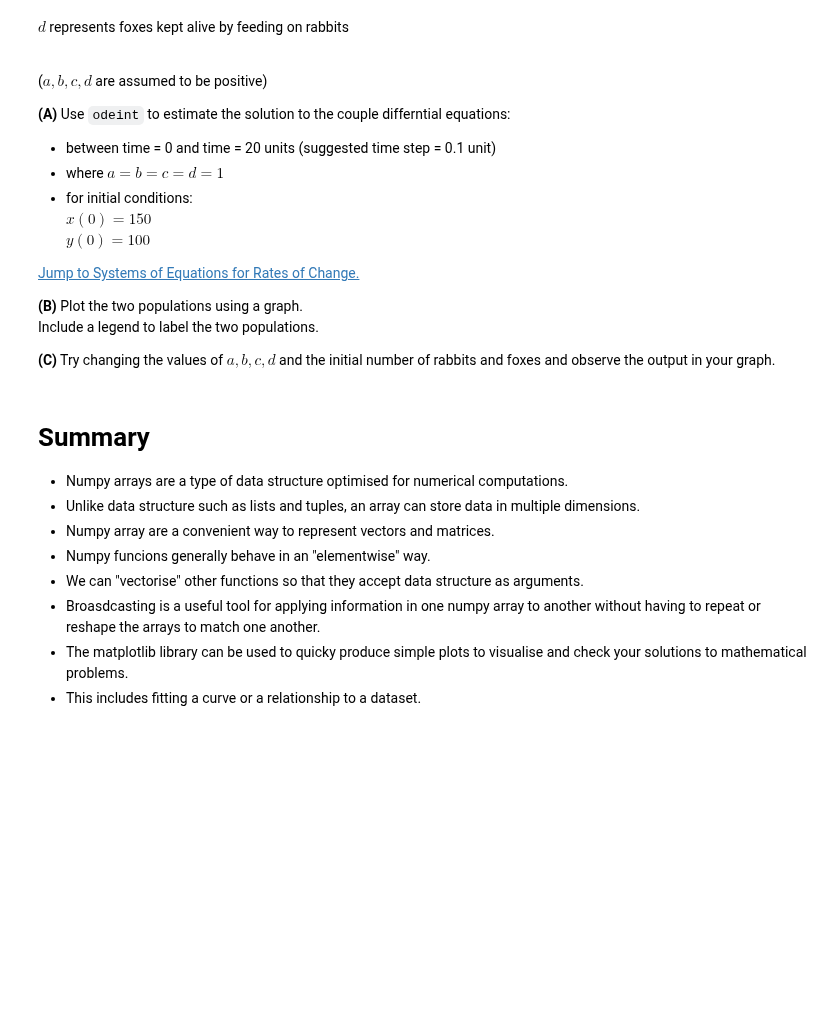
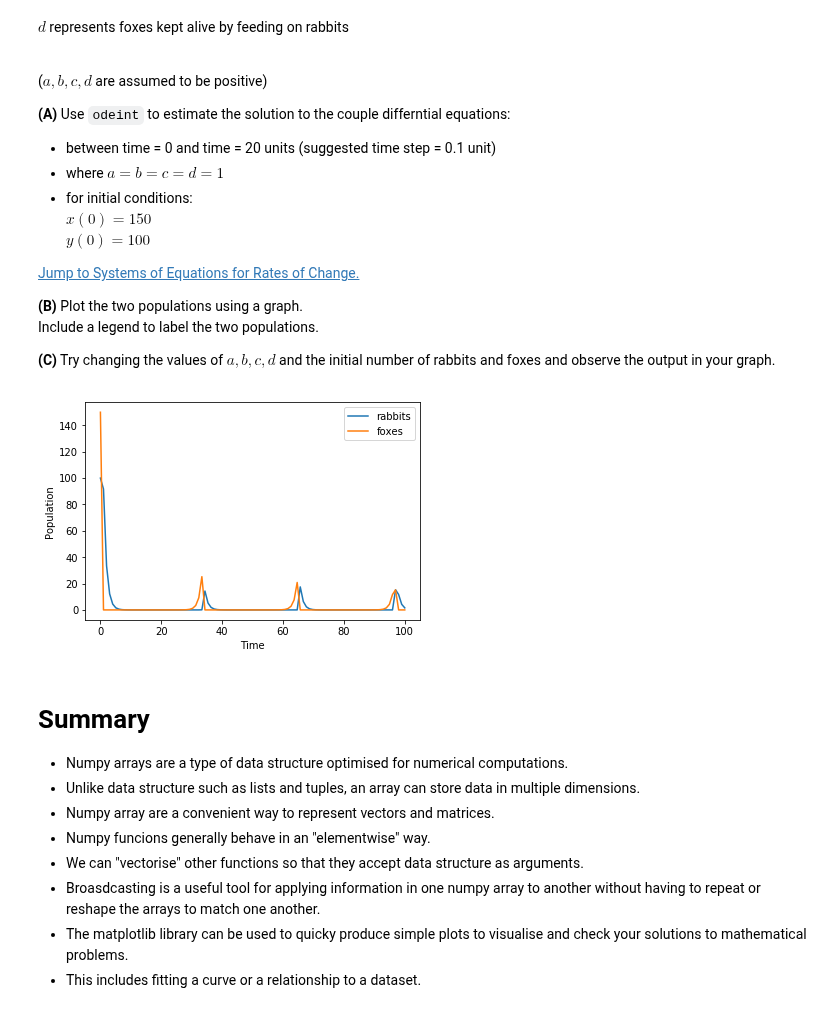
Before and after one commit to hphilamore/ILAS_python, a Jupyter notebook: 7_Numerical_computation_with_Numpy.ipynb, the cells around one changed output. Drawn from its saved outputs; the diff is of its cells as text; code cells hidden in the pictures; blank space fills up the shorter version.

Commit message:
Numpy Example Solutions added

```diff
--- a/7_Numerical_computation_with_Numpy.ipynb
+++ b/7_Numerical_computation_with_Numpy.ipynb
@@ -2761,6 +2942,42 @@ __(B)__ Plot the two populations using a graph. <br>Include a legend to label th
 __(C)__ Try changing the values of $a,b,c,d$ and the initial number of rabbits and foxes and observe the output in your graph.
 # %%
 # Predator-prey equations
+# %%
+# Example solution
+
+# A
+# Between time = 0 and time = 100
+ts = np.linspace(0, 100, 100)
+
+a,b,c,d = 1,1,1,1
+
+# Define function that returns differential
+def dP_dt(P, t):
+
+    return [P[0]*(a - b*P[1]),
+           -P[1]*(c - d*P[0])]
+
+# Initial conditions
+P0 = [150, 100]
+
+# Solve using odeint
+Ps = odeint(dP_dt, P0, ts)
+
+
+# B
+# plot the two populations using a graph
+foxes = Ps[:,0]
+rabbits = Ps[:,1]
+
+plt.plot(ts, rabbits, label="rabbits")
+plt.plot(ts, foxes,label="foxes")
+
+plt.xlabel("Time")
+plt.ylabel("Population")
+# Include a legend
+plt.legend();
+# %% [output]
+[figure, added]
 # %% [markdown]
 # Summary
 
```
Also changed, not shown: parts of 22 cells of this notebook, 3 other files.
